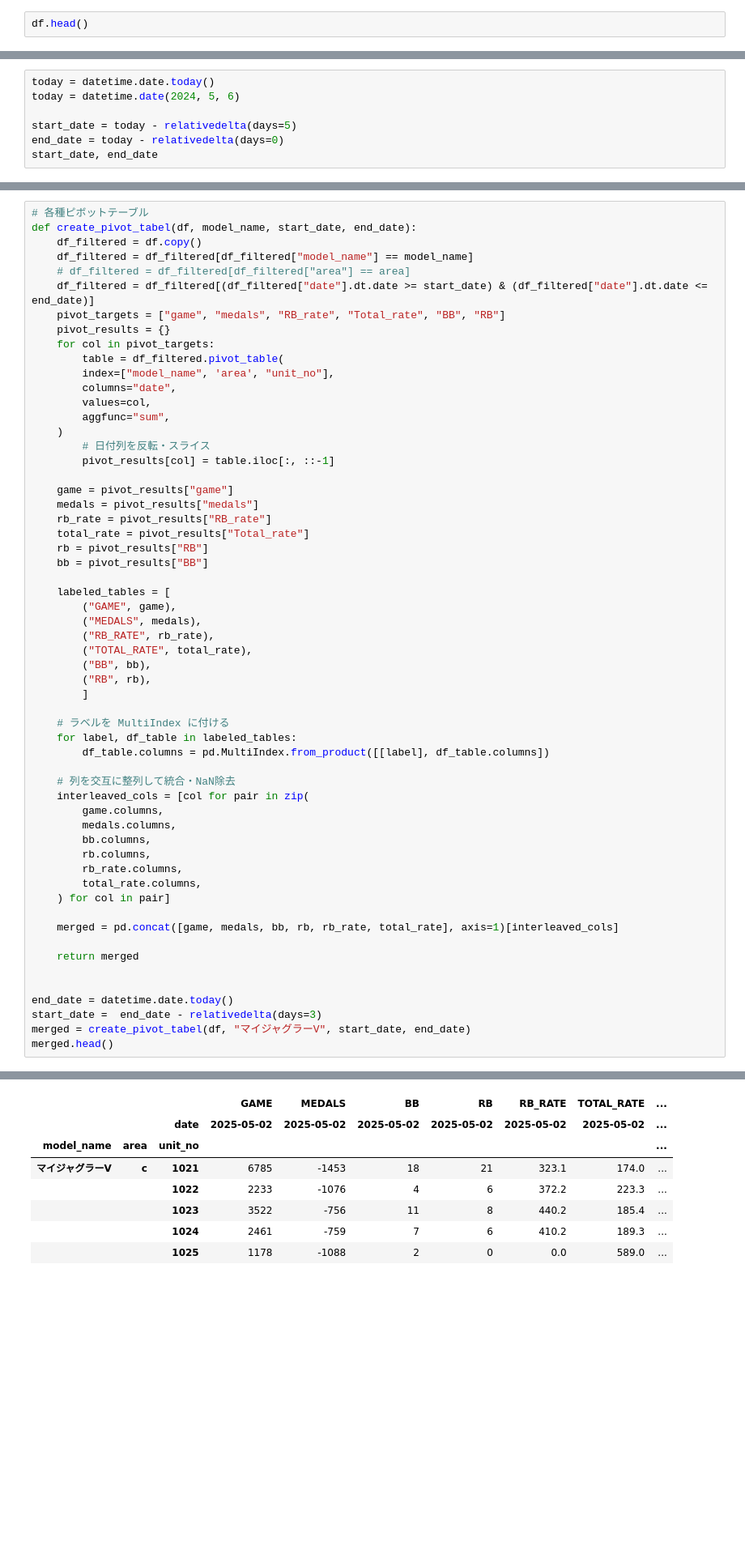
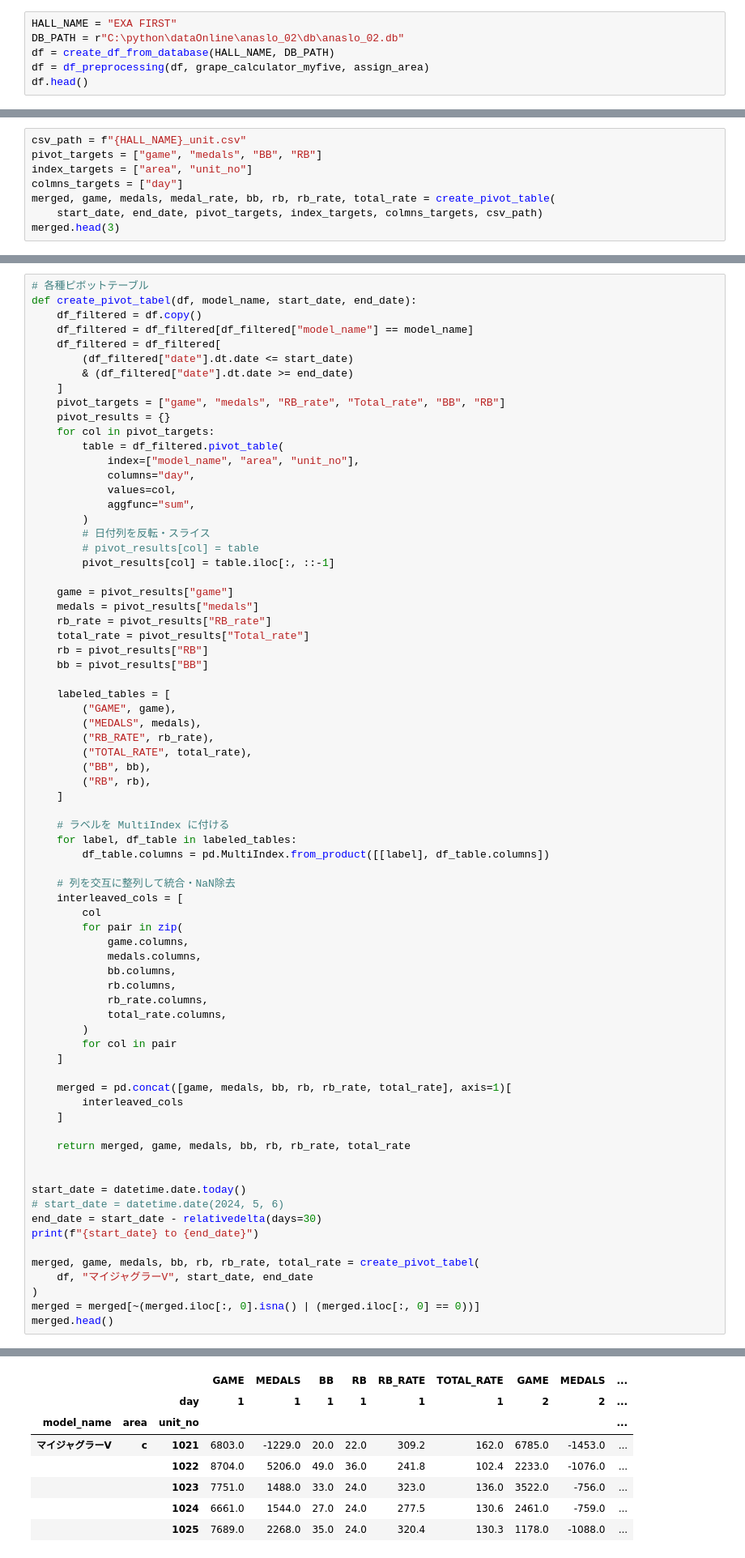
Before and after one commit to akmiccom/dataOnline, a Jupyter notebook: anaslo_02/ipynb/hall_date.ipynb, the cells around one changed output, grey strips where cells are left out. Shown: that part at 81% size. Saved outputs shown, nothing was run; the diff lists cells and outputs as text; blank space fills up the shorter version.

```diff
--- a/anaslo_02/ipynb/hall_date.ipynb
+++ b/anaslo_02/ipynb/hall_date.ipynb
@@ -111,3 +114,7 @@ print(f'データサイズ: {df.shape[0]} x {df.shape[1]}')
 # %%
+HALL_NAME = "EXA FIRST"
+DB_PATH = r"C:\python\dataOnline\anaslo_02\db\anaslo_02.db"
+df = create_df_from_database(HALL_NAME, DB_PATH)
+df = df_preprocessing(df, grape_calculator_myfive, assign_area)
 df.head()
 # %% [output]
@@ -128,7 +141,0 @@ df.head()
-# %%
-today = datetime.date.today()
-today = datetime.date(2024, 5, 6)
-
-start_date = today - relativedelta(days=5)
-end_date = today - relativedelta(days=0)
-start_date, end_date
@@ -219,0 +267,8 @@ merged.head()
+# %%
+csv_path = f"{HALL_NAME}_unit.csv"
+pivot_targets = ["game", "medals", "BB", "RB"]
+index_targets = ["area", "unit_no"]
+colmns_targets = ["day"]
+merged, game, medals, medal_rate, bb, rb, rb_rate, total_rate = create_pivot_table(
+    start_date, end_date, pivot_targets, index_targets, colmns_targets, csv_path)
+merged.head(3)
@@ -222,18 +403,21 @@ merged.head()
 def create_pivot_tabel(df, model_name, start_date, end_date):
     df_filtered = df.copy()
     df_filtered = df_filtered[df_filtered["model_name"] == model_name]
-    # df_filtered = df_filtered[df_filtered["area"] == area]
-    df_filtered = df_filtered[(df_filtered["date"].dt.date >= start_date) & (df_filtered["date"].dt.date <= end_date)]
+    df_filtered = df_filtered[
+        (df_filtered["date"].dt.date <= start_date)
+        & (df_filtered["date"].dt.date >= end_date)
+    ]
     pivot_targets = ["game", "medals", "RB_rate", "Total_rate", "BB", "RB"]
     pivot_results = {}
     for col in pivot_targets:
         table = df_filtered.pivot_table(
-        index=["model_name", 'area', "unit_no"],
-        columns="date",
-        values=col,
-        aggfunc="sum",
-    )
+            index=["model_name", "area", "unit_no"],
+            columns="day",
+            values=col,
+            aggfunc="sum",
+        )
         # 日付列を反転・スライス
+        # pivot_results[col] = table
         pivot_results[col] = table.iloc[:, ::-1]
 
     game = pivot_results["game"]
@@ -250,29 +434,41 @@ def create_pivot_tabel(df, model_name, start_date, end_date):
         ("TOTAL_RATE", total_rate),
         ("BB", bb),
         ("RB", rb),
-        ]
+    ]
 
     # ラベルを MultiIndex に付ける
     for label, df_table in labeled_tables:
         df_table.columns = pd.MultiIndex.from_product([[label], df_table.columns])
 
     # 列を交互に整列して統合・NaN除去
-    interleaved_cols = [col for pair in zip(
-        game.columns,
-        medals.columns,
-        bb.columns,
-        rb.columns,
-        rb_rate.columns,
-        total_rate.columns,
-    ) for col in pair]
+    interleaved_cols = [
+        col
+        for pair in zip(
+            game.columns,
+            medals.columns,
+            bb.columns,
+            rb.columns,
+            rb_rate.columns,
+            total_rate.columns,
+        )
+        for col in pair
+    ]
 
-    merged = pd.concat([game, medals, bb, rb, rb_rate, total_rate], axis=1)[interleaved_cols]
+    merged = pd.concat([game, medals, bb, rb, rb_rate, total_rate], axis=1)[
+        interleaved_cols
+    ]
 
-    return merged
+    return merged, game, medals, bb, rb, rb_rate, total_rate
 
 
-end_date = datetime.date.today()
-start_date =  end_date - relativedelta(days=3)
-merged = create_pivot_tabel(df, "マイジャグラーV", start_date, end_date)
+start_date = datetime.date.today()
+# start_date = datetime.date(2024, 5, 6)
+end_date = start_date - relativedelta(days=30)
+print(f"{start_date} to {end_date}")
+
+merged, game, medals, bb, rb, rb_rate, total_rate = create_pivot_tabel(
+    df, "マイジャグラーV", start_date, end_date
+)
+merged = merged[~(merged.iloc[:, 0].isna() | (merged.iloc[:, 0] == 0))]
 merged.head()
 # %% [output]
@@ -279,8 +476,8 @@ merged.head()
-|  |  |  | GAME | MEDALS | BB | RB | RB_RATE | TOTAL_RATE | ... |
-|  |  | date | 2025-05-02 | 2025-05-02 | 2025-05-02 | 2025-05-02 | 2025-05-02 | 2025-05-02 | ... |
-| model_name | area | unit_no |  |  |  |  |  |  | ... |
-| マイジャグラーV | c | 1021 | 6785 | -1453 | 18 | 21 | 323.1 | 174.0 | ... |
-|  |  | 1022 | 2233 | -1076 | 4 | 6 | 372.2 | 223.3 | ... |
-|  |  | 1023 | 3522 | -756 | 11 | 8 | 440.2 | 185.4 | ... |
-|  |  | 1024 | 2461 | -759 | 7 | 6 | 410.2 | 189.3 | ... |
-|  |  | 1025 | 1178 | -1088 | 2 | 0 | 0.0 | 589.0 | ... |
+|  |  |  | GAME | MEDALS | BB | RB | RB_RATE | TOTAL_RATE | GAME | MEDALS | ... |
+|  |  | day | 1 | 1 | 1 | 1 | 1 | 1 | 2 | 2 | ... |
+| model_name | area | unit_no |  |  |  |  |  |  |  |  | ... |
+| マイジャグラーV | c | 1021 | 6803.0 | -1229.0 | 20.0 | 22.0 | 309.2 | 162.0 | 6785.0 | -1453.0 | ... |
+|  |  | 1022 | 8704.0 | 5206.0 | 49.0 | 36.0 | 241.8 | 102.4 | 2233.0 | -1076.0 | ... |
+|  |  | 1023 | 7751.0 | 1488.0 | 33.0 | 24.0 | 323.0 | 136.0 | 3522.0 | -756.0 | ... |
+|  |  | 1024 | 6661.0 | 1544.0 | 27.0 | 24.0 | 277.5 | 130.6 | 2461.0 | -759.0 | ... |
+|  |  | 1025 | 7689.0 | 2268.0 | 35.0 | 24.0 | 320.4 | 130.3 | 1178.0 | -1088.0 | ... |
```
Also changed, not shown: parts of 18 cells of this notebook, 30 other files.
